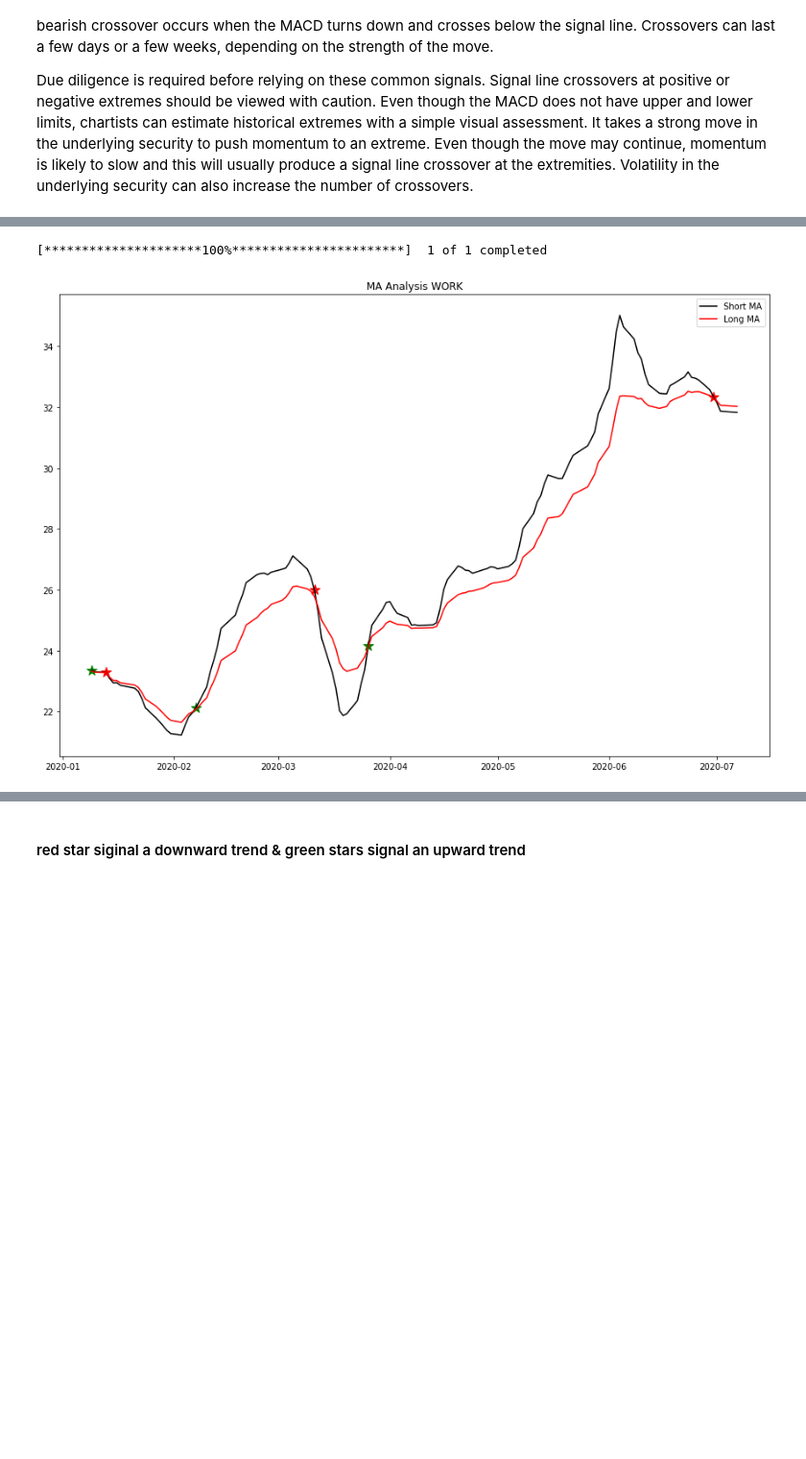
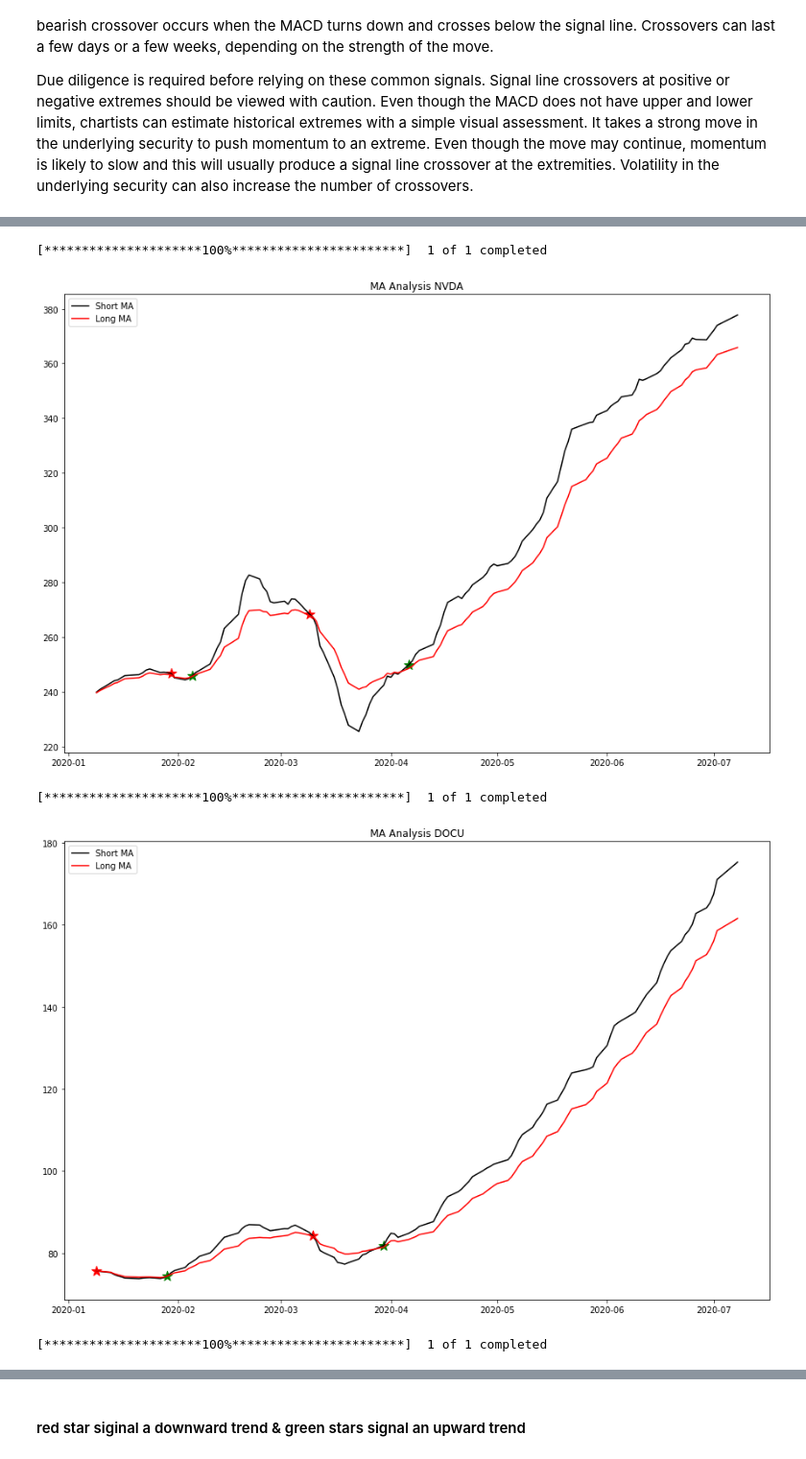
Before and after one commit to Mtaylert/Stock_Evaluation, a Jupyter notebook: StockEvaluations.ipynb, the cells around one changed output, grey strips where cells are left out. Shown at 96% size. Cells and saved outputs as stored; diff of their text form; code cells hidden in the pictures; blank space fills up the shorter version.

```diff
--- a/StockEvaluations.ipynb
+++ b/StockEvaluations.ipynb
@@ -58,12 +58,9 @@ def generate_stock_data(start_date,end_date,ticker):
     data=data.reset_index()
     data=data.sort_values('Date')
     data=data[['Date','Open','Close','Volume','High','Low']]
-    min_by_min = get_quote_data_by_minute(symbol=ticker,data_range='1d', data_interval='1m')
-    min_by_min.columns=['Date','Open','High','Low','Close','Volume']
-    update = min_by_min.loc[min_by_min.shape[0]-1]
-    data=data.append(update)
 
 
+    data['ticker']=ticker
     min_by_min.loc[min_by_min.shape[0]-1]
     #extract day of the week
     mapping = {0:'Mon',1:'Tues',2:'Wed',3:'Thurs',4:'Fri',5:'Sat',6:'Sun'}
@@ -139,8 +136,8 @@ def generate_stock_data(start_date,end_date,ticker):
 
     return data
 # %%
-ticker='WORK'
-start = '2019-01-01'
+ticker='FCEL'
+start = '2020-01-01'
 SDOW = generate_stock_data(start,now,ticker)
 
 plt.figure(figsize=(15,8))
@@ -172,0 +166,2 @@ To register the converters:
+# %%
+ticks = ['NVDA','DOCU','WDAY','PLUG','FCEL','QCOM','BUD','BAC','BOX','WKHS','UBER','SPWR','ABEV','DLPH','PTON']
@@ -173,34 +217,38 @@ To register the converters:
 # %%
 
-ticker='WORK'
-start = '2020-01-01'
-SDOW = generate_stock_data(start,now,ticker)
+for ticker in ticks:
+
+    start = '2020-01-01'
+    SDOW = generate_stock_data(start,now,ticker)
 
 
 
 
-plt.figure(figsize=(15,10))
-plt.plot(SDOW['Date'],SDOW['12Day_Moving_Average_Close'],label='Short MA',color='k')
-plt.plot(SDOW['Date'],SDOW['26Day_Moving_Average_Close'],label='Long MA',color='r')
+    plt.figure(figsize=(15,10))
+    plt.plot(SDOW['Date'],SDOW['12Day_Moving_Average_Close'],label='Short MA',color='k')
+    plt.plot(SDOW['Date'],SDOW['26Day_Moving_Average_Close'],label='Long MA',color='r')
 
 
-for values in range(len(SDOW)):
-    if values!=0:
-        if SDOW['MACD'].iloc[values]<0:
-            if SDOW['MACD'].iloc[values-1]>0:
-                plt.scatter(SDOW['Date'].iloc[values-1],SDOW['12Day_Moving_Average_Close'].iloc[values-1],marker='*',
-                       color='red',s=150)
+    for values in range(len(SDOW)):
+        if values!=0:
+            if SDOW['MACD'].iloc[values]<0:
+                if SDOW['MACD'].iloc[values-1]>0:
+                    plt.scatter(SDOW['Date'].iloc[values-1],SDOW['12Day_Moving_Average_Close'].iloc[values-1],marker='*',
+                           color='red',s=150)
 
-    if SDOW['MACD'].iloc[values]>=0:
-        if SDOW['MACD'].iloc[values-1]<0:
-            plt.scatter(SDOW['Date'].iloc[values],SDOW['12Day_Moving_Average_Close'].iloc[values],marker='*',
-                       color='green',s=150)
+        if SDOW['MACD'].iloc[values]>=0:
+            if SDOW['MACD'].iloc[values-1]<0:
+                plt.scatter(SDOW['Date'].iloc[values],SDOW['12Day_Moving_Average_Close'].iloc[values],marker='*',
+                           color='green',s=150)
 
 
-plt.title('MA Analysis {}'.format(ticker))
+    plt.title('MA Analysis {}'.format(ticker))
 
-plt.legend()
-plt.show()
+    plt.legend()
+    plt.show()
 # %% [output]
 [*********************100%***********************]  1 of 1 completed
-[figure, old version]
+[figure, new version]
+[*********************100%***********************]  1 of 1 completed
+[figure, added]
+[*********************100%***********************]  1 of 1 completed
```
Also changed, not shown: parts of 6 cells of this notebook, 1 other file.
